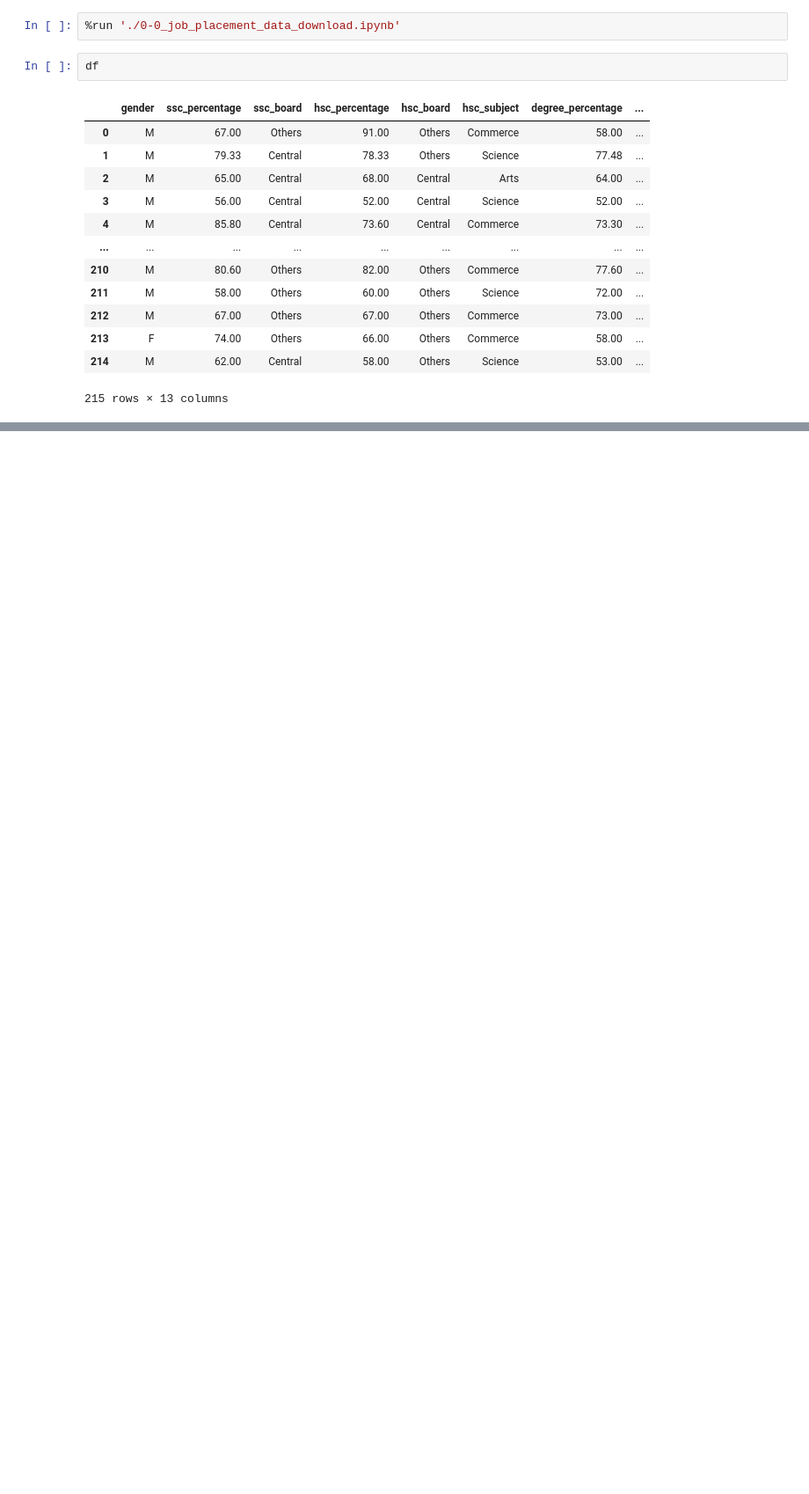
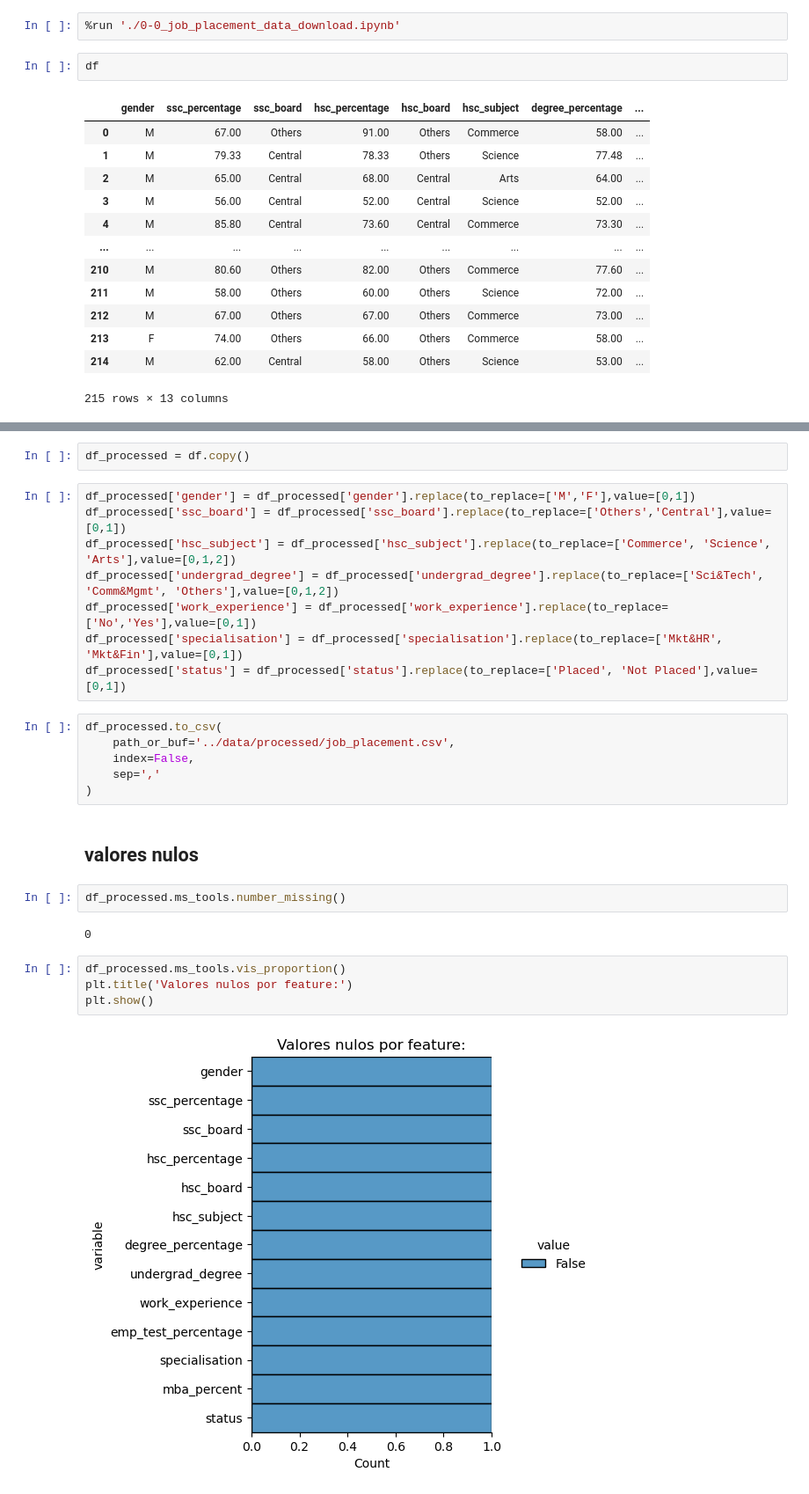
Before and after one commit to giraljv/job_placement, a Jupyter notebook: notebooks/0-1_job_placement_process.ipynb, the cells around one changed output, grey strips where cells are left out. Shown: that part at 88% size. Drawn from its saved outputs; the diff is of its cells as text; blank space fills up the shorter version.

Commit message:
new data processed and notebook 0-1 finished

```diff
--- a/notebooks/0-1_job_placement_process.ipynb
+++ b/notebooks/0-1_job_placement_process.ipynb
@@ -23,0 +27,28 @@ df
+# %%
+df_processed = df.copy()
+# %%
+df_processed['gender'] = df_processed['gender'].replace(to_replace=['M','F'],value=[0,1])
+df_processed['ssc_board'] = df_processed['ssc_board'].replace(to_replace=['Others','Central'],value=[0,1])
+df_processed['hsc_subject'] = df_processed['hsc_subject'].replace(to_replace=['Commerce', 'Science', 'Arts'],value=[0,1,2])
+df_processed['undergrad_degree'] = df_processed['undergrad_degree'].replace(to_replace=['Sci&Tech', 'Comm&Mgmt', 'Others'],value=[0,1,2])
+df_processed['work_experience'] = df_processed['work_experience'].replace(to_replace=['No','Yes'],value=[0,1])
+df_processed['specialisation'] = df_processed['specialisation'].replace(to_replace=['Mkt&HR', 'Mkt&Fin'],value=[0,1])
+df_processed['status'] = df_processed['status'].replace(to_replace=['Placed', 'Not Placed'],value=[0,1])
+# %%
+df_processed.to_csv(
+    path_or_buf='../data/processed/job_placement.csv',
+    index=False,
+    sep=','
+)
+# %% [markdown]
+## valores nulos
+# %%
+df_processed.ms_tools.number_missing()
+# %% [output]
+0
+# %%
+df_processed.ms_tools.vis_proportion()
+plt.title('Valores nulos por feature:')
+plt.show()
+# %% [output]
+[figure, added]
```
Also changed, not shown: parts of 2 cells of this notebook, 1 other file.
